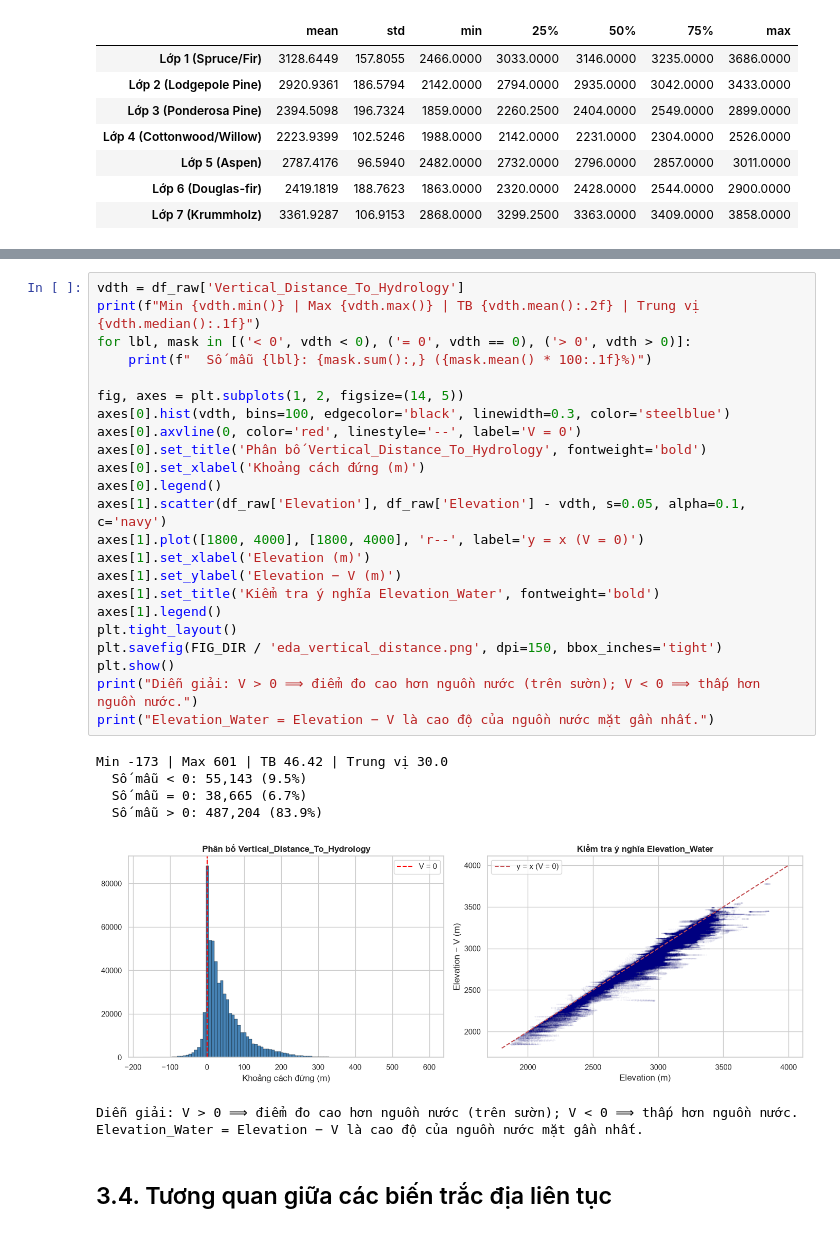
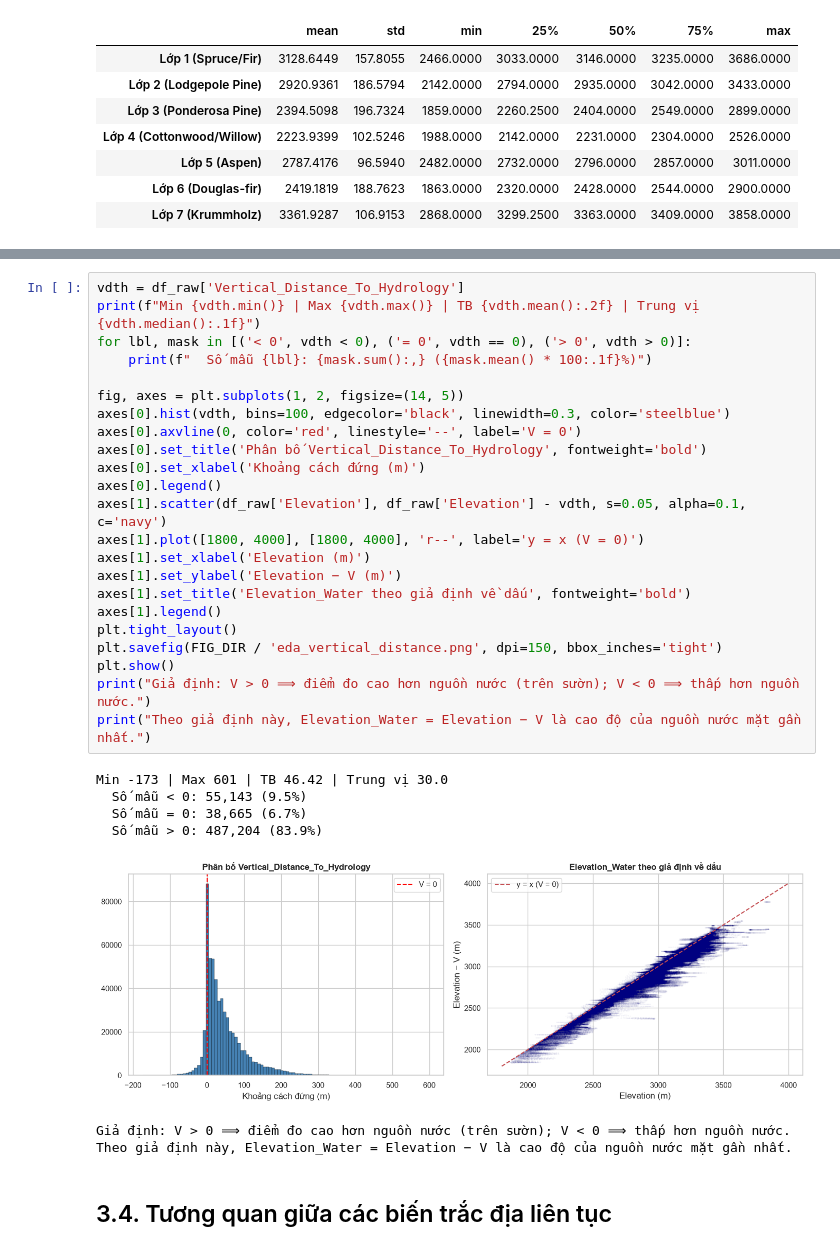
Before and after one commit to agutyauno/Forest-Cover-Type-Classification, a Jupyter notebook: notebooks/Phan_loai_tham_rung.ipynb, the cells around one changed output, grey strips where cells are left out. Saved outputs shown, nothing was run; the diff lists cells and outputs as text.

```diff
--- a/notebooks/Phan_loai_tham_rung.ipynb
+++ b/notebooks/Phan_loai_tham_rung.ipynb
@@ -326,34 +326,34 @@ display(elev_stats[['mean', 'std', 'min', '25%', '50%', '75%', 'max']])
 # %%
 vdth = df_raw['Vertical_Distance_To_Hydrology']
 print(f"Min {vdth.min()} | Max {vdth.max()} | TB {vdth.mean():.2f} | Trung vị {vdth.median():.1f}")
 for lbl, mask in [('< 0', vdth < 0), ('= 0', vdth == 0), ('> 0', vdth > 0)]:
     print(f"  Số mẫu {lbl}: {mask.sum():,} ({mask.mean() * 100:.1f}%)")
 
 fig, axes = plt.subplots(1, 2, figsize=(14, 5))
 axes[0].hist(vdth, bins=100, edgecolor='black', linewidth=0.3, color='steelblue')
 axes[0].axvline(0, color='red', linestyle='--', label='V = 0')
 axes[0].set_title('Phân bố Vertical_Distance_To_Hydrology', fontweight='bold')
 axes[0].set_xlabel('Khoảng cách đứng (m)')
 axes[0].legend()
 axes[1].scatter(df_raw['Elevation'], df_raw['Elevation'] - vdth, s=0.05, alpha=0.1, c='navy')
 axes[1].plot([1800, 4000], [1800, 4000], 'r--', label='y = x (V = 0)')
 axes[1].set_xlabel('Elevation (m)')
 axes[1].set_ylabel('Elevation − V (m)')
-axes[1].set_title('Kiểm tra ý nghĩa Elevation_Water', fontweight='bold')
+axes[1].set_title('Elevation_Water theo giả định về dấu', fontweight='bold')
 axes[1].legend()
 plt.tight_layout()
 plt.savefig(FIG_DIR / 'eda_vertical_distance.png', dpi=150, bbox_inches='tight')
 plt.show()
-print("Diễn giải: V > 0 ⟹ điểm đo cao hơn nguồn nước (trên sườn); V < 0 ⟹ thấp hơn nguồn nước.")
-print("Elevation_Water = Elevation − V là cao độ của nguồn nước mặt gần nhất.")
+print("Giả định: V > 0 ⟹ điểm đo cao hơn nguồn nước (trên sườn); V < 0 ⟹ thấp hơn nguồn nước.")
+print("Theo giả định này, Elevation_Water = Elevation − V là cao độ của nguồn nước mặt gần nhất.")
 # %% [output]
 Min -173 | Max 601 | TB 46.42 | Trung vị 30.0
   Số mẫu < 0: 55,143 (9.5%)
   Số mẫu = 0: 38,665 (6.7%)
   Số mẫu > 0: 487,204 (83.9%)
-[figure, old version]
+[figure, new version]
-Diễn giải: V > 0 ⟹ điểm đo cao hơn nguồn nước (trên sườn); V < 0 ⟹ thấp hơn nguồn nước.
-Elevation_Water = Elevation − V là cao độ của nguồn nước mặt gần nhất.
+Giả định: V > 0 ⟹ điểm đo cao hơn nguồn nước (trên sườn); V < 0 ⟹ thấp hơn nguồn nước.
+Theo giả định này, Elevation_Water = Elevation − V là cao độ của nguồn nước mặt gần nhất.
 # %% [markdown]
 ## 3.4. Tương quan giữa các biến trắc địa liên tục
 # %%
```
Also changed, not shown: parts of 30 cells of this notebook, 22 other files.
